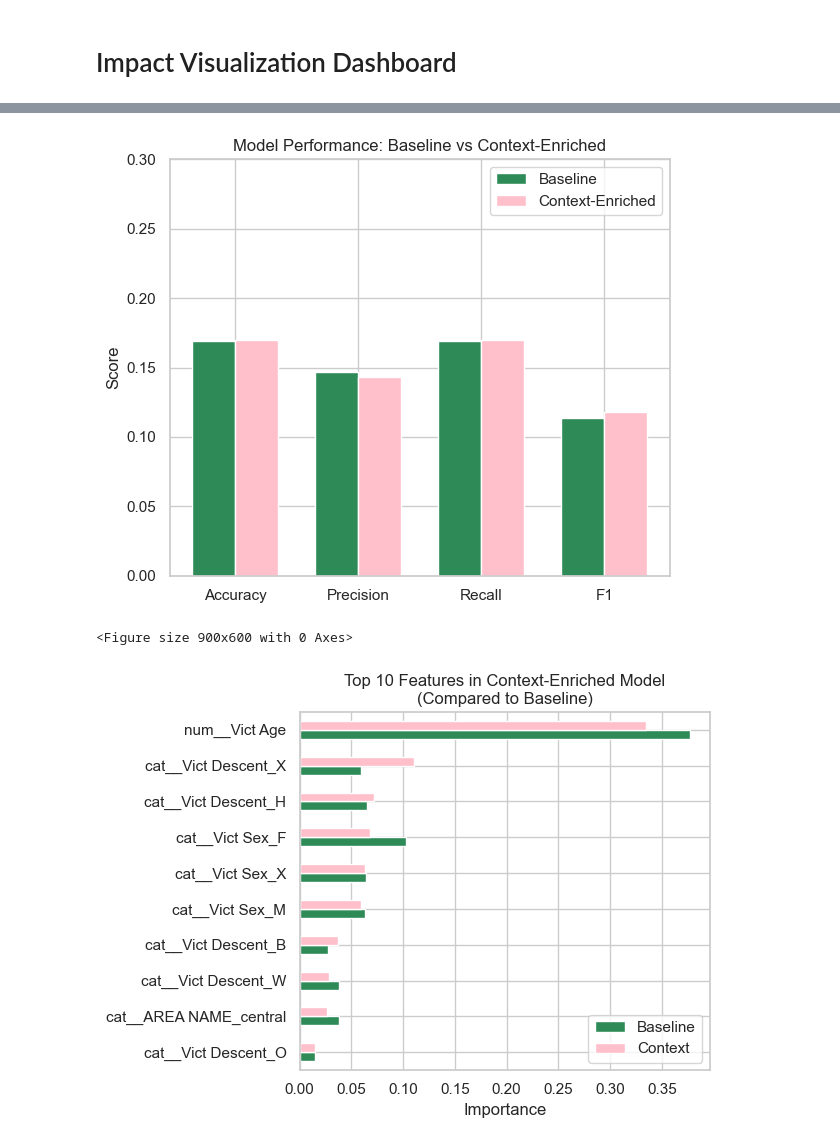
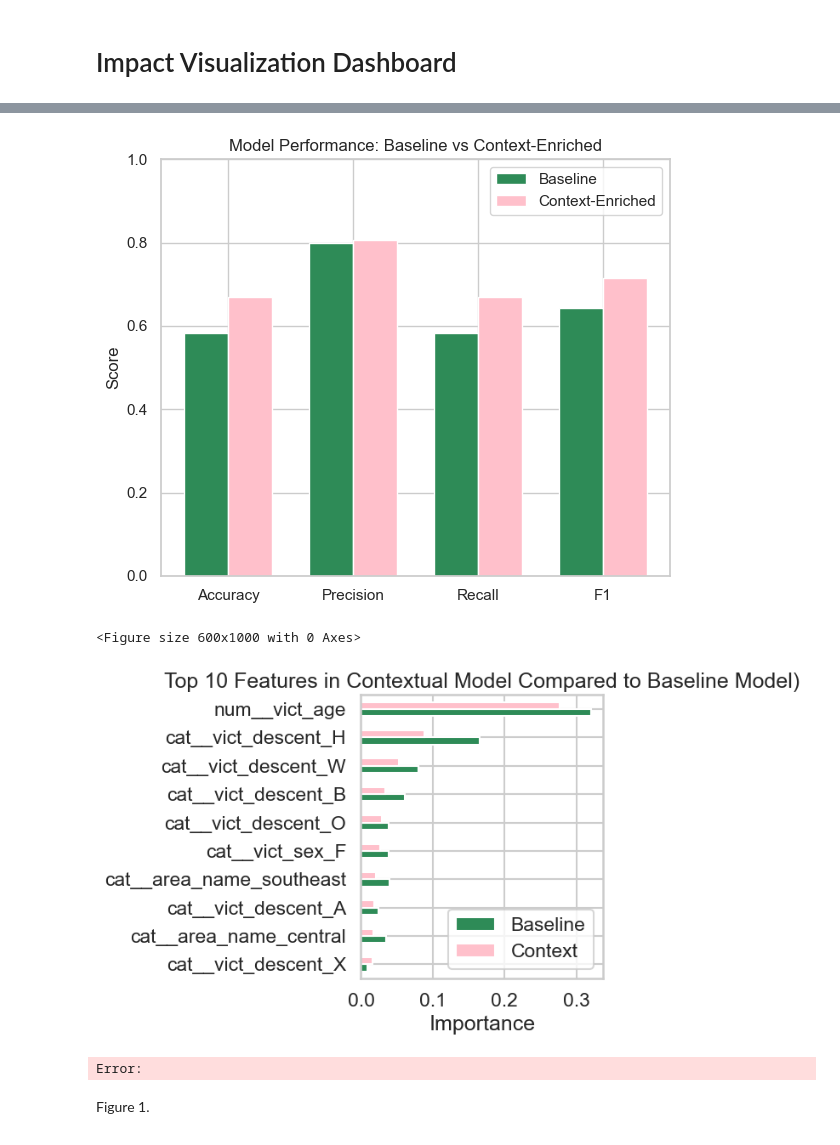
Before and after one commit to smmurali/DTSC_3602, a Jupyter notebook: dtsc3602_eda.ipynb, the cells around one changed output, grey strips where cells are left out. Saved outputs shown, nothing was run; the diff lists cells and outputs as text; code cells hidden in the pictures.

```diff
--- a/dtsc3602_eda.ipynb
+++ b/dtsc3602_eda.ipynb
@@ -397,10 +399,6 @@ import matplotlib.pyplot as plt
 import seaborn as sns
 
 merged_df = pd.read_csv(r"C:\Users\smrit\OneDrive\Desktop\DTSC 3602\Project\Datasets\Merged_Final.csv")
-merged_df = merged_df.dropna(subset=[
-    'Vict Age', 'Vict Sex', 'Vict Descent', 'AREA NAME',
-    'avg_area_income', 'crime_count', 'income_bracket', 'Crm Cd Desc'
-])
 
 print("shape:", merged_df.shape)
 print("columns:", merged_df.columns.tolist())
@@ -424,14 +434,22 @@ merged_df = merged_df.dropna(subset=[target])
 # %%
-X_base = merged_df[base_features]
-X_context = merged_df[context_features]
-y = merged_df[target]
+required_cols = context_features + ['is_burglary']
+model_df = merged_df.dropna(subset=context_features + [target]).copy()
 
-X_train_b, X_test_b, y_train_b, y_test_b = train_test_split(X_base, y, test_size=0.3, random_state=42)
-X_train_c, X_test_c, y_train_c, y_test_c = train_test_split(X_context, y, test_size=0.3, random_state=42)
+X_b = model_df[base_features]
+X_c = model_df[context_features]
+y = model_df['is_burglary'].astype(int)
+
+X_train_b, X_test_b, y_train_b, y_test_b = train_test_split(
+    X_b, y, test_size=0.2, random_state=42, stratify=y
+)
+
+X_train_c, X_test_c, y_train_c, y_test_c = train_test_split(
+    X_c, y, test_size=0.2, random_state=42, stratify=y
+)
 # %%
-num_features_b = ['Vict Age']
-cat_features_b = ['Vict Sex', 'Vict Descent', 'AREA NAME']
+numeric_b = ['vict_age']
+categorical_b = ['vict_sex', 'vict_descent', 'area_name']
 
-num_features_c = ['Vict Age', 'income_bracket']
-cat_features_c = ['Vict Sex', 'Vict Descent', 'AREA NAME']
+numeric_c = ['vict_age', 'avg_area_income', 'crime_count', 'hour']
+categorical_c = ['vict_sex', 'vict_descent', 'area_name', 'income_bracket']
 # %%
@@ -781,8 +764,8 @@ merged_df.head()
 # %%
 metrics_data = {
     "Metric":    ["Accuracy", "Precision", "Recall", "F1"],
-    "Baseline":  [0.169,       0.147,        0.169,     0.114],
-    "Context":   [0.170,       0.143,        0.170,     0.118]
+    "Baseline":  [0.583107,       0.800038,        0.583107,     0.643666],
+    "Context":   [0.668539,       0.805457,        0.668539,     0.713997]
 }
 
 perf_df = pd.DataFrame(metrics_data)
@@ -796,45 +779,48 @@ plt.bar(x + width/2, perf_df["Context"],  width, label="Context-Enriched", color
 
 plt.xticks(x, perf_df["Metric"])
 plt.ylabel("Score")
-plt.ylim(0, 0.3)
+plt.ylim(0, 1)
 plt.title("Model Performance: Baseline vs Context-Enriched")
 plt.legend()
 plt.tight_layout()
 plt.show()
 # %% [output]
-[figure, old version]
+[figure, new version]
 # %%
 base_importances = pd.Series(
-    base_model.named_steps["classifier"].feature_importances_,
-    index=base_model.named_steps["preprocessor"].get_feature_names_out()
+    base_model.named_steps["clf"].feature_importances_,
+    index=base_model.named_steps["preprocess"].get_feature_names_out()
 )
 
 context_importances = pd.Series(
-    context_model.named_steps["classifier"].feature_importances_,
-    index=context_model.named_steps["preprocessor"].get_feature_names_out()
+    context_model.named_steps["clf"].feature_importances_,
+    index=context_model.named_steps["preprocess"].get_feature_names_out()
 )
 common_features = base_importances.index.intersection(context_importances.index)
 
 compare_features = pd.DataFrame({
     "Baseline": base_importances[common_features],
     "Context": context_importances[common_features]
 })
 
 top10 = compare_features.sort_values("Context", ascending=False).head(10)
 
-plt.figure(figsize=(9,6))
+plt.figure(figsize=(6,10))
 top10.sort_values("Context").plot(
     kind="barh",
     color=["seagreen", "pink"]
 )
 
 plt.xlabel("Importance")
-plt.title("Top 10 Features in Context-Enriched Model\n(Compared to Baseline)")
+plt.title("Top 10 Features in Contextual Model Compared to Baseline Model)")
 plt.tight_layout()
 plt.show()
 # %% [output]
-<Figure size 900x600 with 0 Axes>
+<Figure size 600x1000 with 0 Axes>
-[figure, old version]
+[figure, new version]
+Error:
+# %% [markdown]
+Figure 1.
 # %%
 area_risk = (
     merged_df
```
Also changed, not shown: parts of 29 cells of this notebook.
